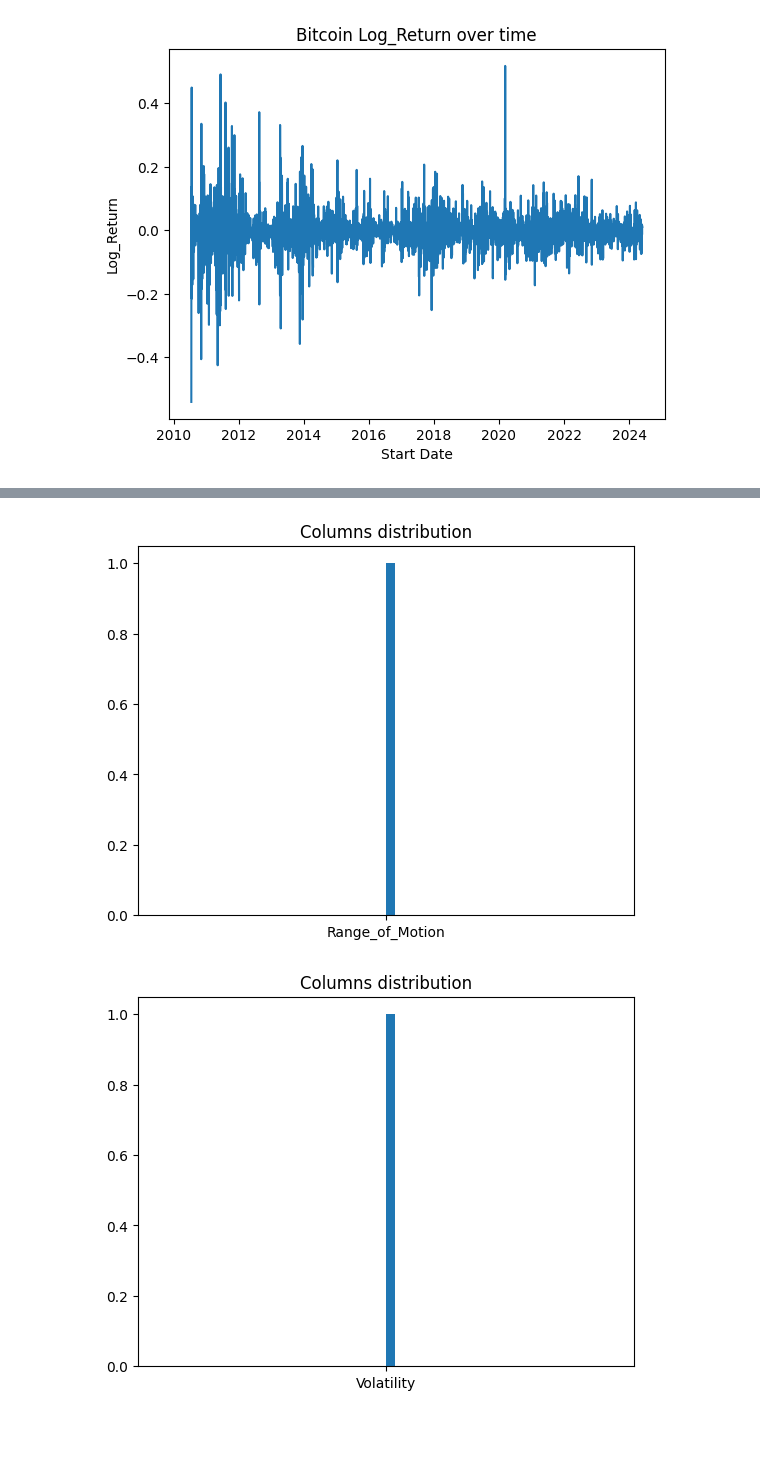
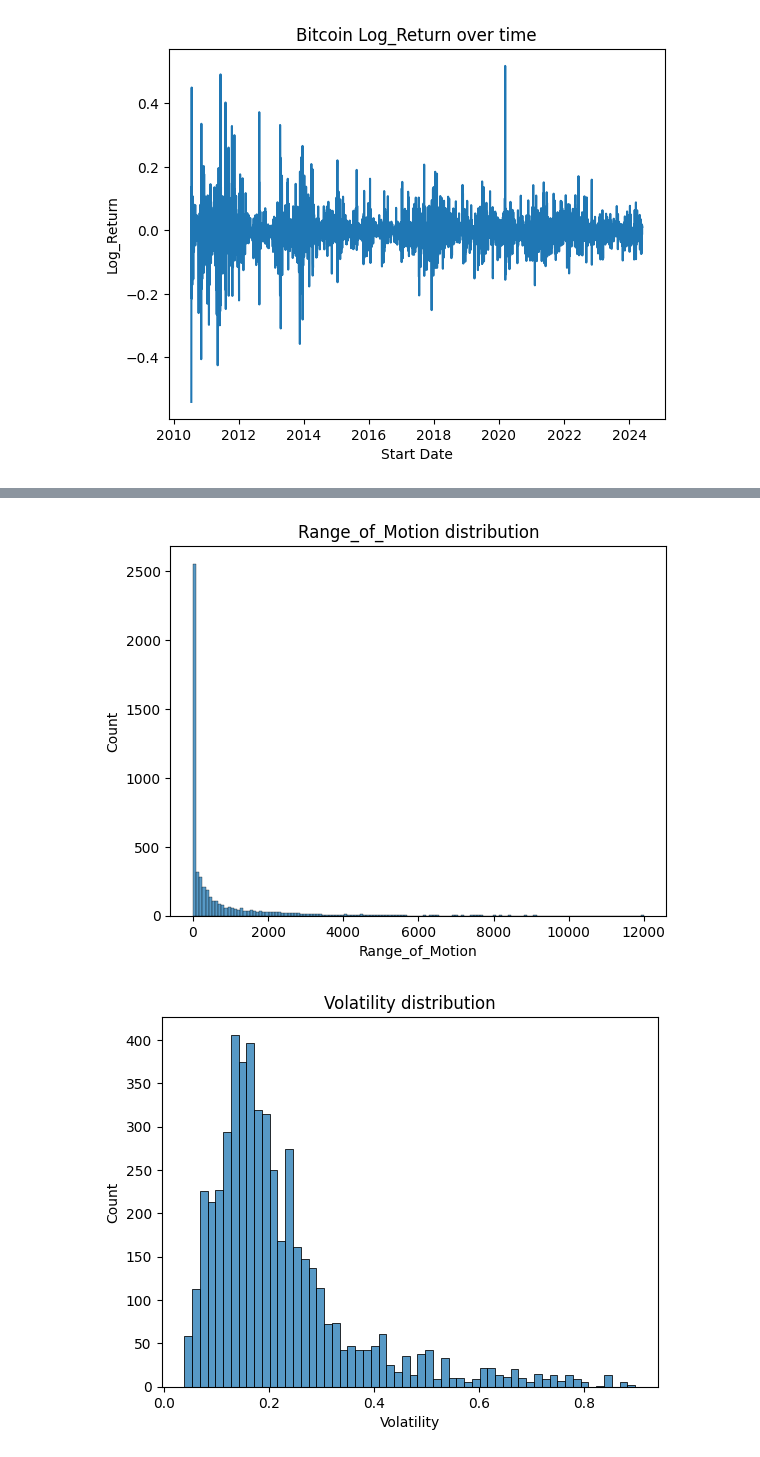
Before and after one commit to IssaMuiz/Bitcoin-volatility-prediction, a Jupyter notebook: notebooks/data_preprocessing.ipynb, the cells around one changed output, grey strips where cells are left out. Saved outputs shown, nothing was run; the diff lists cells and outputs as text; code cells hidden in the pictures; blank space fills up the shorter version.

```diff
--- a/notebooks/data_preprocessing.ipynb
+++ b/notebooks/data_preprocessing.ipynb
@@ -186,11 +186,11 @@ plt.show()
 # %% [output]
 [figure]
 # %%
-num_col = df.select_dtypes(include='number').columns
+num_col = df.select_dtypes(include='number').columns.tolist()
 
 for num in num_col:
   plt.figure()
-  plt.hist(num, bins=50)
-  plt.title("Columns distribution")
+  sns.histplot(data=df, x=num,)
+  plt.title(f"{num} distribution")
   plt.show()
 # %% [output]
@@ -204,2 +204,2 @@ for num in num_col:
-[figure, old version]
+[figure, new version]
-[figure, old version]
+[figure, new version]
```
Also changed, not shown: parts of 1 cell of this notebook, 1 other file.
